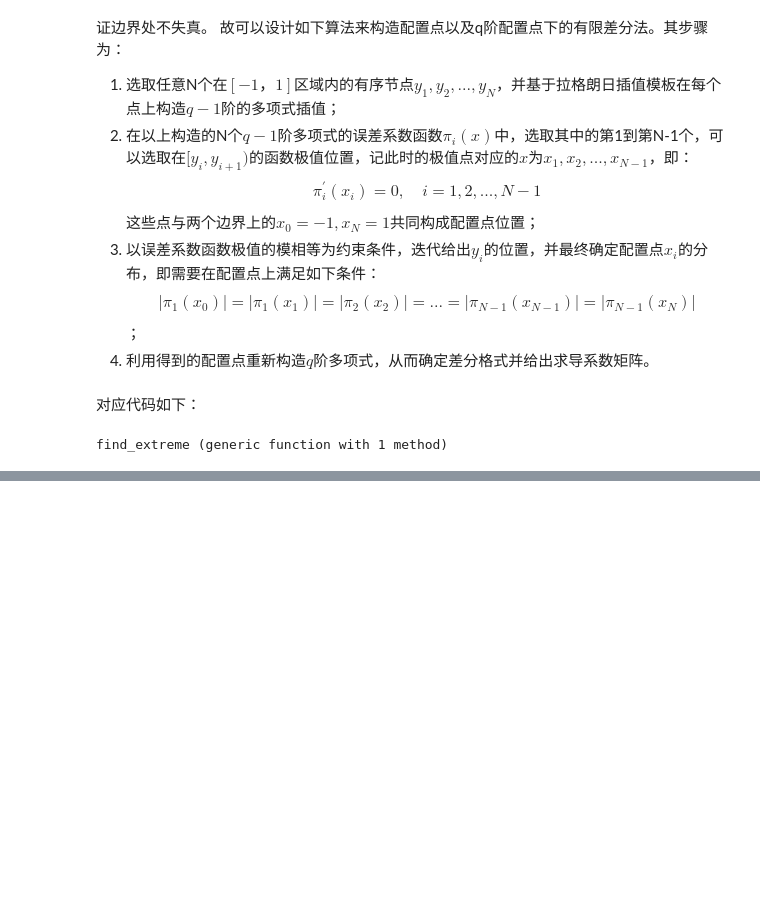
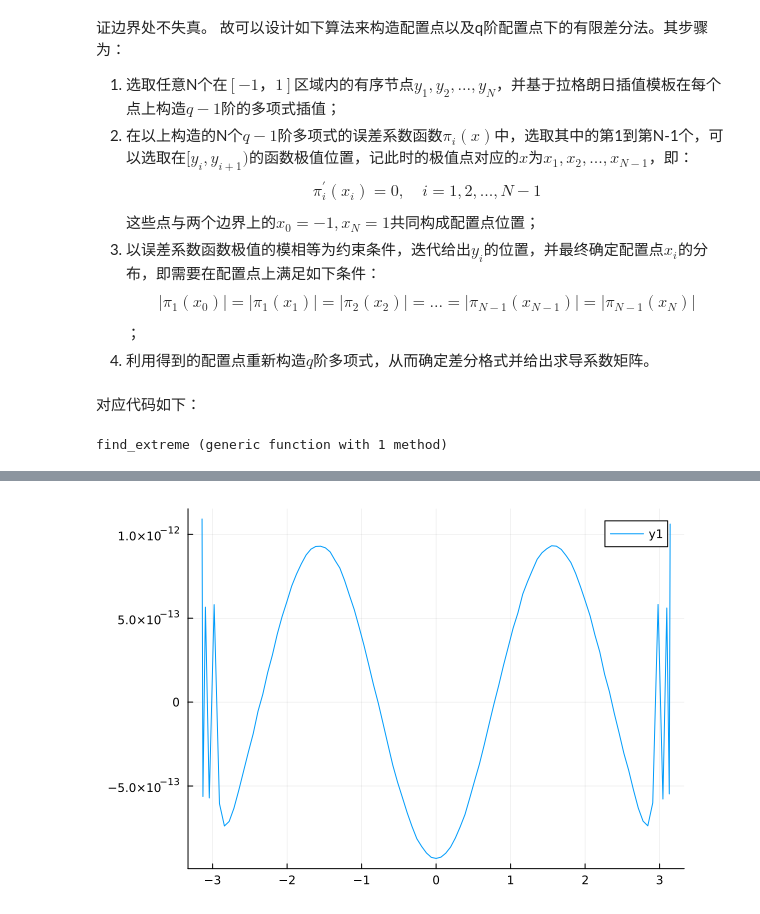
Before and after one commit to HaojieZhang917/compressible_bek, a Jupyter notebook: BEK/BEK/BEK/LST/etc/FD-q scheme.ipynb, the cells around one changed output, grey strips where cells are left out. Drawn from its saved outputs; the diff is of its cells as text; code cells hidden in the pictures; blank space fills up the shorter version.

```diff
--- a/BEK/BEK/BEK/LST/etc/FD-q scheme.ipynb
+++ b/BEK/BEK/BEK/LST/etc/FD-q scheme.ipynb
@@ -139,7 +139,6 @@ find_extreme (generic function with 1 method)
 # %%
 #
 using Plots
-plotlyjs()
 
 module FDqScheme
 
@@ -361,7 +360,7 @@ end
 
 import .FDqScheme
 
-x, Dx=FDqScheme.FD_q_Scheme(101, 10)
+x, D=FDqScheme.FD_q_Scheme(101, 10)
 
 plot(x*pi, (Dx/pi)*sin.(2x*pi)-2cos.(2x*pi))
 # %% [output]
@@ -369,0 +368 @@ ArgumentError: ArgumentError: Package PlotlyJS not found in current path.
+[figure, added]
```
Also changed, not shown: parts of 6 cells of this notebook, 2 other files.
